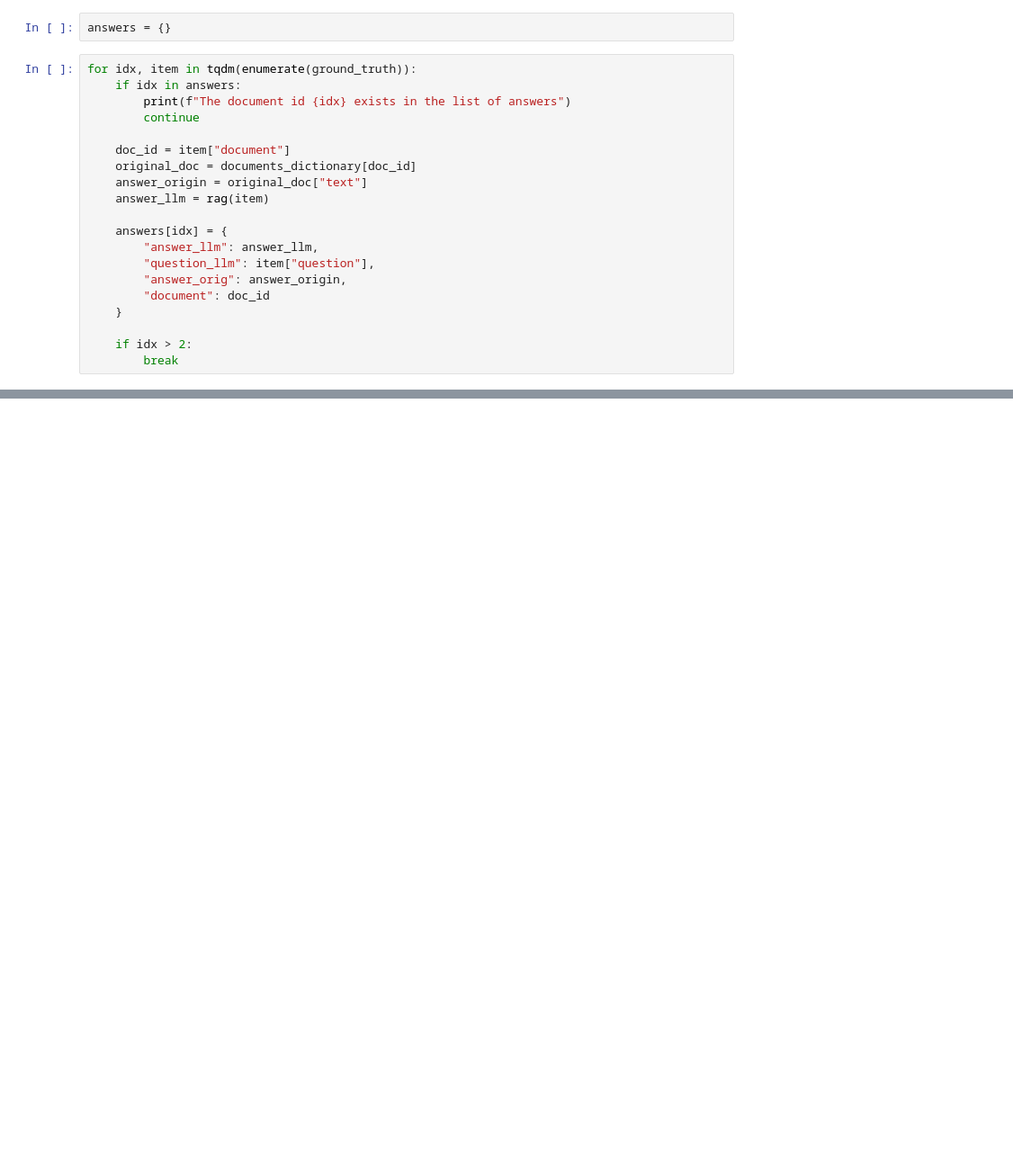
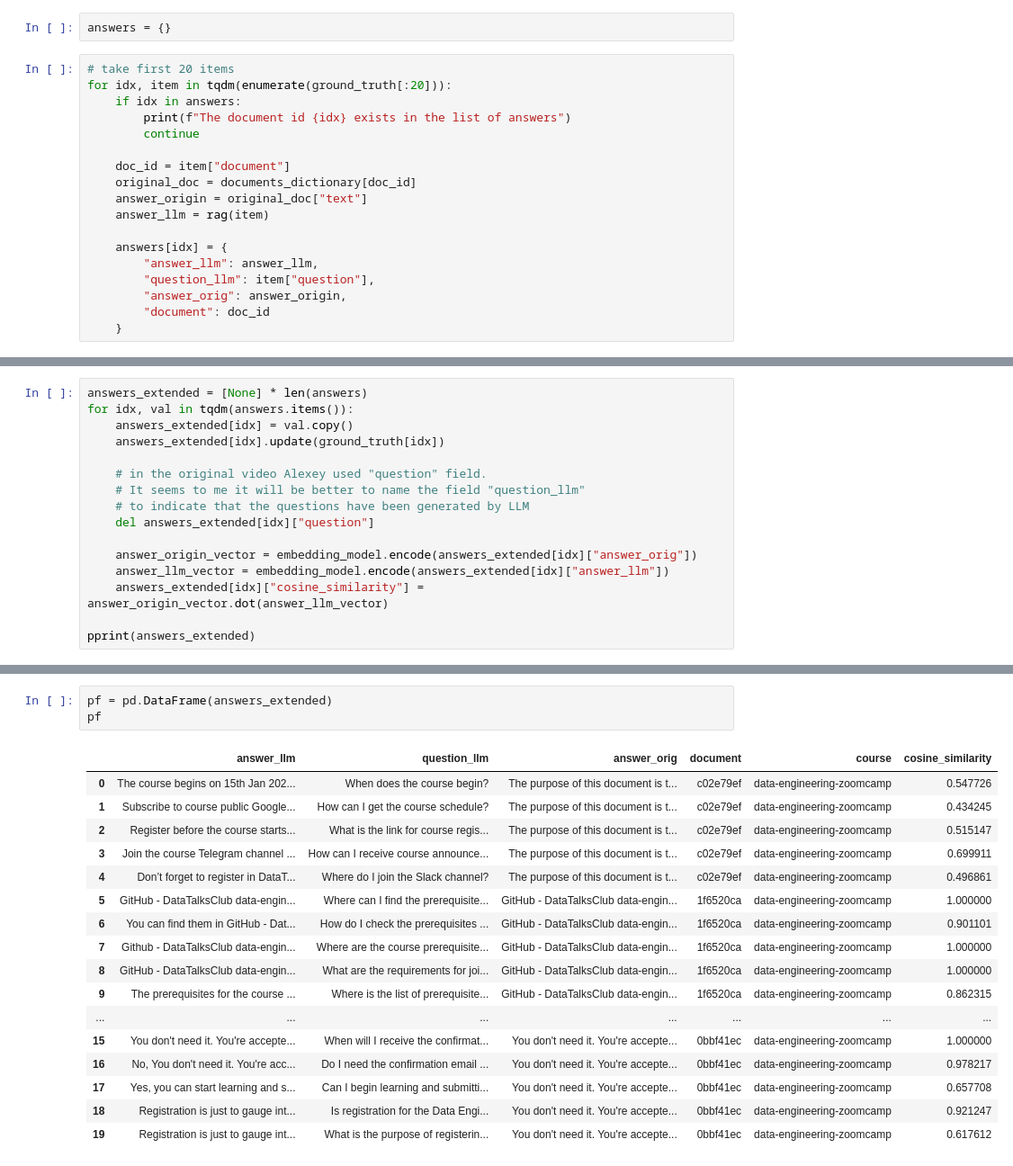
Before and after one commit to ArkadiyShuvaev/llm-zoomcamp, a Jupyter notebook: 04-monitoring/offline-rag-evaluation.ipynb, the cells around one changed output, grey strips where cells are left out. Shown: that part at 90% size. Cells and saved outputs as stored; diff of their text form; blank space fills up the shorter version.

Commit message:
finished preparation for Cosine similarity metric

```diff
--- a/04-monitoring/offline-rag-evaluation.ipynb
+++ b/04-monitoring/offline-rag-evaluation.ipynb
@@ -337,7 +337,8 @@ pprint(result)
 # %%
 answers = {}
 # %%
-for idx, item in tqdm(enumerate(ground_truth)):
+# take first 20 items
+for idx, item in tqdm(enumerate(ground_truth[:20])):
     if idx in answers:
         print(f"The document id {idx} exists in the list of answers")
         continue
@@ -353,9 +354,6 @@ for idx, item in tqdm(enumerate(ground_truth)):
         "answer_orig": answer_origin,
         "document": doc_id
     }
-
-    if idx > 2:
-        break
 # %%
 pprint(answers)
 # %% [output]
@@ -390,0 +415,16 @@ FileNotFoundError: [Errno 2] No such file or directory: '/workspaces/llm-zoomcam
+# %%
+answers_extended = [None] * len(answers)
+for idx, val in tqdm(answers.items()):
+    answers_extended[idx] = val.copy()
+    answers_extended[idx].update(ground_truth[idx])
+
+    # in the original video Alexey used "question" field.
+    # It seems to me it will be better to name the field "question_llm"
+    # to indicate that the questions have been generated by LLM
+    del answers_extended[idx]["question"]
+
+    answer_origin_vector = embedding_model.encode(answers_extended[idx]["answer_orig"])
+    answer_llm_vector = embedding_model.encode(answers_extended[idx]["answer_llm"])
+    answers_extended[idx]["cosine_similarity"] = answer_origin_vector.dot(answer_llm_vector)
+
+pprint(answers_extended)
@@ -390,0 +449,21 @@ FileNotFoundError: [Errno 2] No such file or directory: '/workspaces/llm-zoomcam
+# %%
+pf = pd.DataFrame(answers_extended)
+pf
+# %% [output]
+|  | answer_llm | question_llm | answer_orig | document | course | cosine_similarity |
+| 0 | The course begins on 15th Jan 202... | When does the course begin? | The purpose of this document is t... | c02e79ef | data-engineering-zoomcamp | 0.547726 |
+| 1 | Subscribe to course public Google... | How can I get the course schedule? | The purpose of this document is t... | c02e79ef | data-engineering-zoomcamp | 0.434245 |
+| 2 | Register before the course starts... | What is the link for course regis... | The purpose of this document is t... | c02e79ef | data-engineering-zoomcamp | 0.515147 |
+| 3 | Join the course Telegram channel ... | How can I receive course announce... | The purpose of this document is t... | c02e79ef | data-engineering-zoomcamp | 0.699911 |
+| 4 | Don’t forget to register in DataT... | Where do I join the Slack channel? | The purpose of this document is t... | c02e79ef | data-engineering-zoomcamp | 0.496861 |
+| 5 | GitHub - DataTalksClub data-engin... | Where can I find the prerequisite... | GitHub - DataTalksClub data-engin... | 1f6520ca | data-engineering-zoomcamp | 1.000000 |
+| 6 | You can find them in GitHub - Dat... | How do I check the prerequisites ... | GitHub - DataTalksClub data-engin... | 1f6520ca | data-engineering-zoomcamp | 0.901101 |
+| 7 | Github - DataTalksClub data-engin... | Where are the course prerequisite... | GitHub - DataTalksClub data-engin... | 1f6520ca | data-engineering-zoomcamp | 1.000000 |
+| 8 | GitHub - DataTalksClub data-engin... | What are the requirements for joi... | GitHub - DataTalksClub data-engin... | 1f6520ca | data-engineering-zoomcamp | 1.000000 |
+| 9 | The prerequisites for the course ... | Where is the list of prerequisite... | GitHub - DataTalksClub data-engin... | 1f6520ca | data-engineering-zoomcamp | 0.862315 |
+| ... | ... | ... | ... | ... | ... | ... |
+| 15 | You don't need it. You're accepte... | When will I receive the confirmat... | You don't need it. You're accepte... | 0bbf41ec | data-engineering-zoomcamp | 1.000000 |
+| 16 | No, You don't need it. You're acc... | Do I need the confirmation email ... | You don't need it. You're accepte... | 0bbf41ec | data-engineering-zoomcamp | 0.978217 |
+| 17 | Yes, you can start learning and s... | Can I begin learning and submitti... | You don't need it. You're accepte... | 0bbf41ec | data-engineering-zoomcamp | 0.657708 |
+| 18 | Registration is just to gauge int... | Is registration for the Data Engi... | You don't need it. You're accepte... | 0bbf41ec | data-engineering-zoomcamp | 0.921247 |
+| 19 | Registration is just to gauge int... | What is the purpose of registerin... | You don't need it. You're accepte... | 0bbf41ec | data-engineering-zoomcamp | 0.617612 |
```
Also changed, not shown: parts of 10 cells of this notebook, 2 other files.
